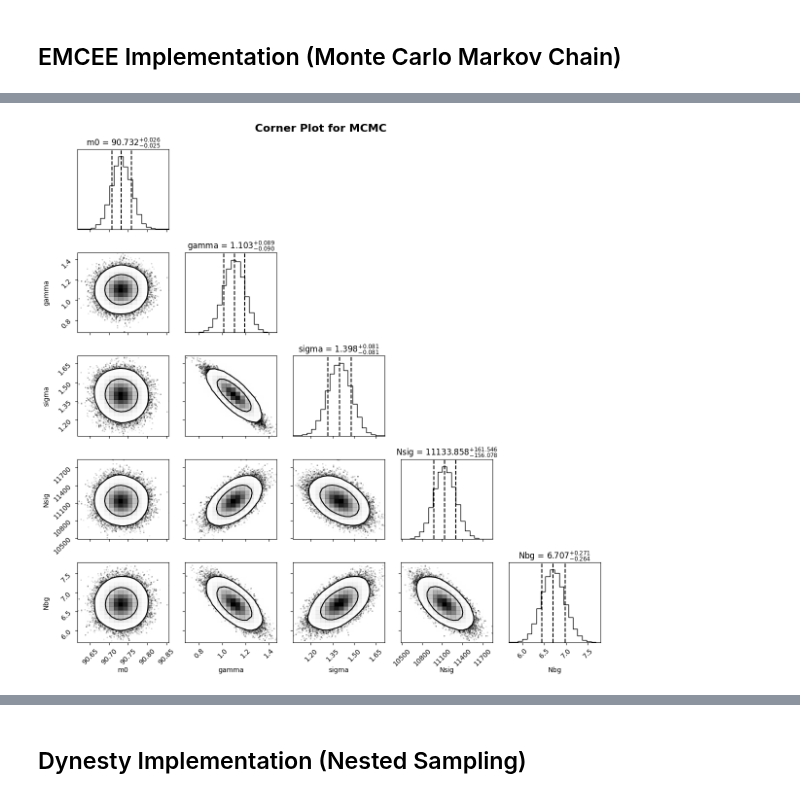
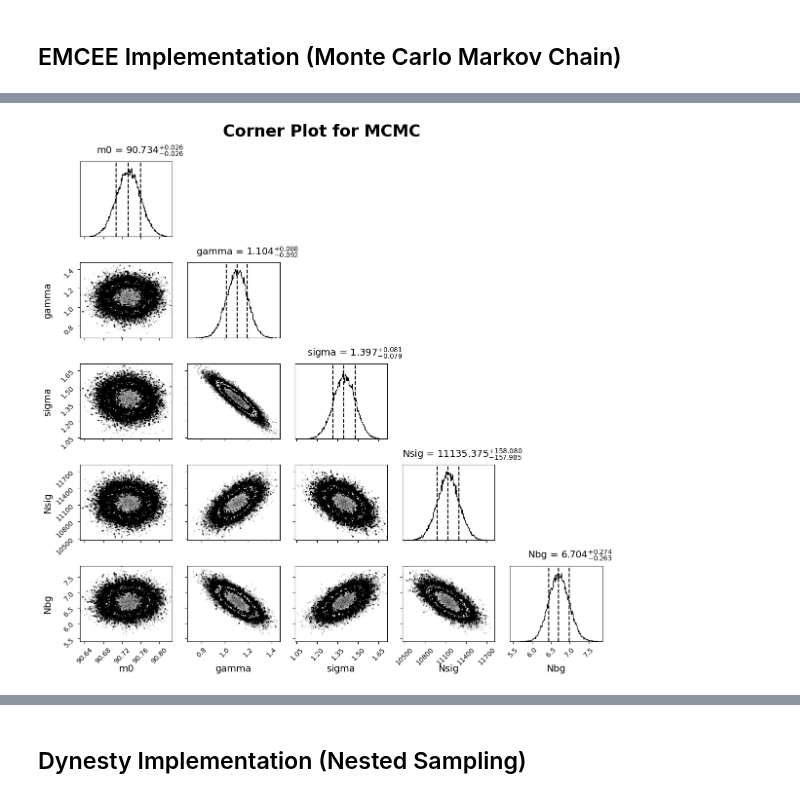
Before and after one commit to Lakshya-Awatramani/ZPeak_CMS, a Jupyter notebook: main.ipynb, the cells around one changed output, grey strips where cells are left out. Drawn from its saved outputs; the diff is of its cells as text; code cells hidden in the pictures.

```diff
--- a/main.ipynb
+++ b/main.ipynb
@@ -66,23 +56,28 @@ Nbg = 6.707 +0.271 -0.264
 # %%
 # Corner plot for MCMC
 
 import corner
 
 fig = corner.corner(
     mcmc_samples,
     labels=param_names,
+    label_kwargs={"fontsize": 14},
     show_titles=True,
     title_fmt=".3f",
     quantiles=[0.16, 0.5, 0.84],
     levels=[0.68, 0.95],
-    smooth=1.0
+    smooth= 0.02,
+    bins = 200,
+    color = 'black',
+    title_kwargs={"x": 0.65, "y": 1.05, 'fontsize': 14}
 )
 
-fig.suptitle("Corner Plot for MCMC", fontsize=16, fontweight="bold")
+fig.suptitle("Corner Plot for MCMC", fontsize=24, fontweight="bold")
 fig.tight_layout()
+fig.savefig("plots/"+"corner_mcmc.png", dpi=300)
 plt.show()
 # %% [output]
-[figure, old version]
+[figure, new version]
 # %%
 # Trace + Marginal Posterior for MCMC
 
```
Also changed, not shown: parts of 12 cells of this notebook, 13 other files.
